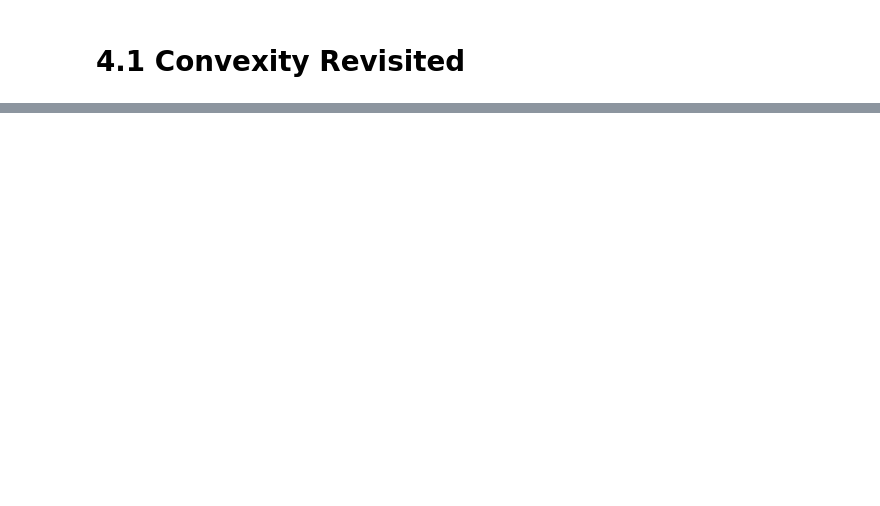
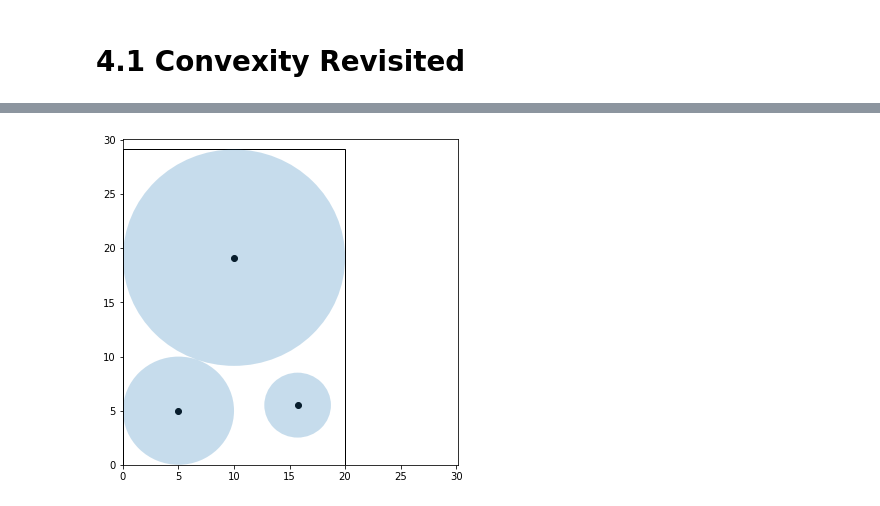
Before and after one commit to ndcbe/CBE60499, a Jupyter notebook: docs/04.01-Convexity.ipynb, the cells around one changed output, grey strips where cells are left out. Cells and saved outputs as stored; diff of their text form; code cells hidden in the pictures; blank space fills up the shorter version.

```diff
--- a/docs/04.01-Convexity.ipynb
+++ b/docs/04.01-Convexity.ipynb
@@ -9,0 +338,5 @@ content is available [on Github](git@github.com:ndcbe/CBE60499.git).*
+# %%
+# Plot solution
+plot_circles(model)
+# %% [output]
+[figure, added]
```
Also changed, not shown: parts of 43 cells of this notebook, 24 other files.
